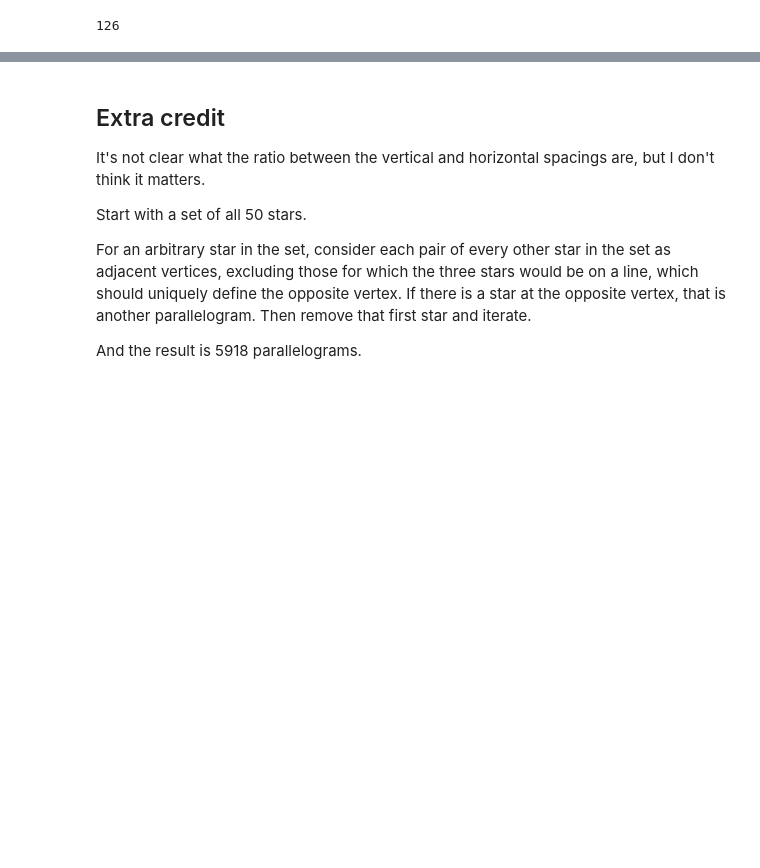
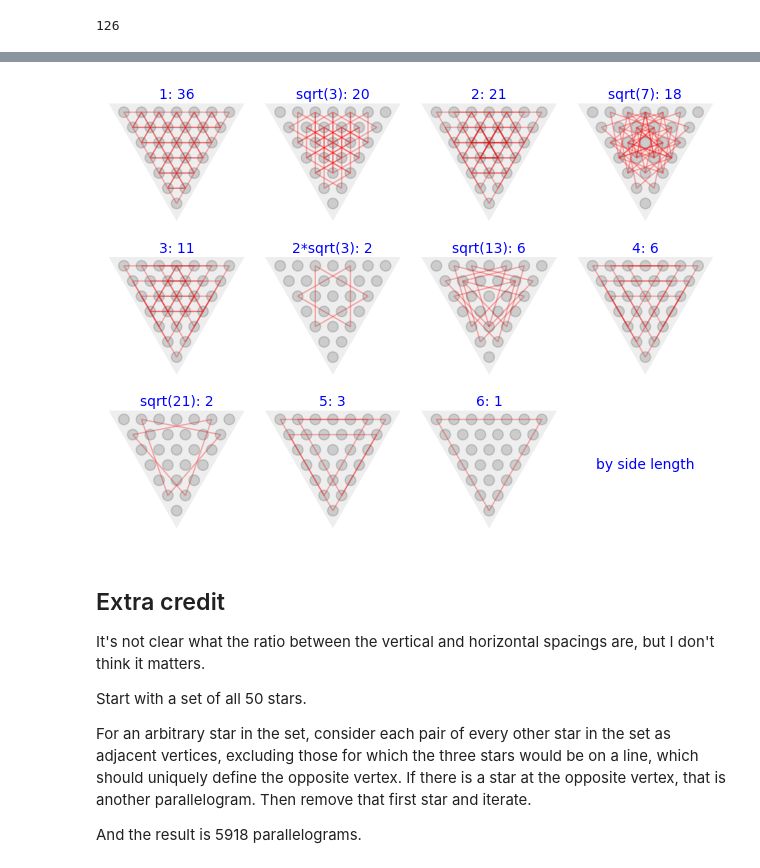
Before and after one commit to qpliu/sunday-puzzle, a Jupyter notebook: riddler/2025/20250704.ipynb, the cells around one changed output, grey strips where cells are left out. Cells and saved outputs as stored; diff of their text form; code cells hidden in the pictures; blank space fills up the shorter version.

```diff
--- a/riddler/2025/20250704.ipynb
+++ b/riddler/2025/20250704.ipynb
@@ -129,3 +157,32 @@ if False:
+# %%
+def plot_triangles(all_holes,all_triangles,l):
+    p = polygon([(-sqrt(3)/2,1/2),(sqrt(3)/2+6,1/2),(3,-3*sqrt(3)-1)],
+                axes=false,color='#eee')
+    for h in all_holes:
+        p += circle(h,0.3,fill=true,color='#444',alpha=0.2)
+    n = 0
+    for t in all_triangles:
+        if l^2 == (t[0][0]-t[1][0])^2 + (t[0][1]-t[1][1])^2:
+            n += 1
+            p += polygon(t,fill=false,color='red',alpha=0.3)
+    return p + text(f"{l}: {n}", (3,1))
+# %%
+all_triangles = list(enumerate_triangles(all_holes))
+graphics_array([[plot_triangles(all_holes,all_triangles,1),
+                 plot_triangles(all_holes,all_triangles,sqrt(3)),
+                 plot_triangles(all_holes,all_triangles,2),
+                 plot_triangles(all_holes,all_triangles,sqrt(7))],
+                [plot_triangles(all_holes,all_triangles,3),
+                 plot_triangles(all_holes,all_triangles,sqrt(12)),
+                 plot_triangles(all_holes,all_triangles,sqrt(13)),
+                 plot_triangles(all_holes,all_triangles,4)],
+                [plot_triangles(all_holes,all_triangles,sqrt(21)),
+                 plot_triangles(all_holes,all_triangles,5),
+                 plot_triangles(all_holes,all_triangles,6),
+                 text('by side length',(0,0),axes=false)]
+               ])
+# %% [output]
+[figure, added]
 # %% [markdown]
 Extra credit
 ------------
```
Also changed, not shown: parts of 3 cells of this notebook.
